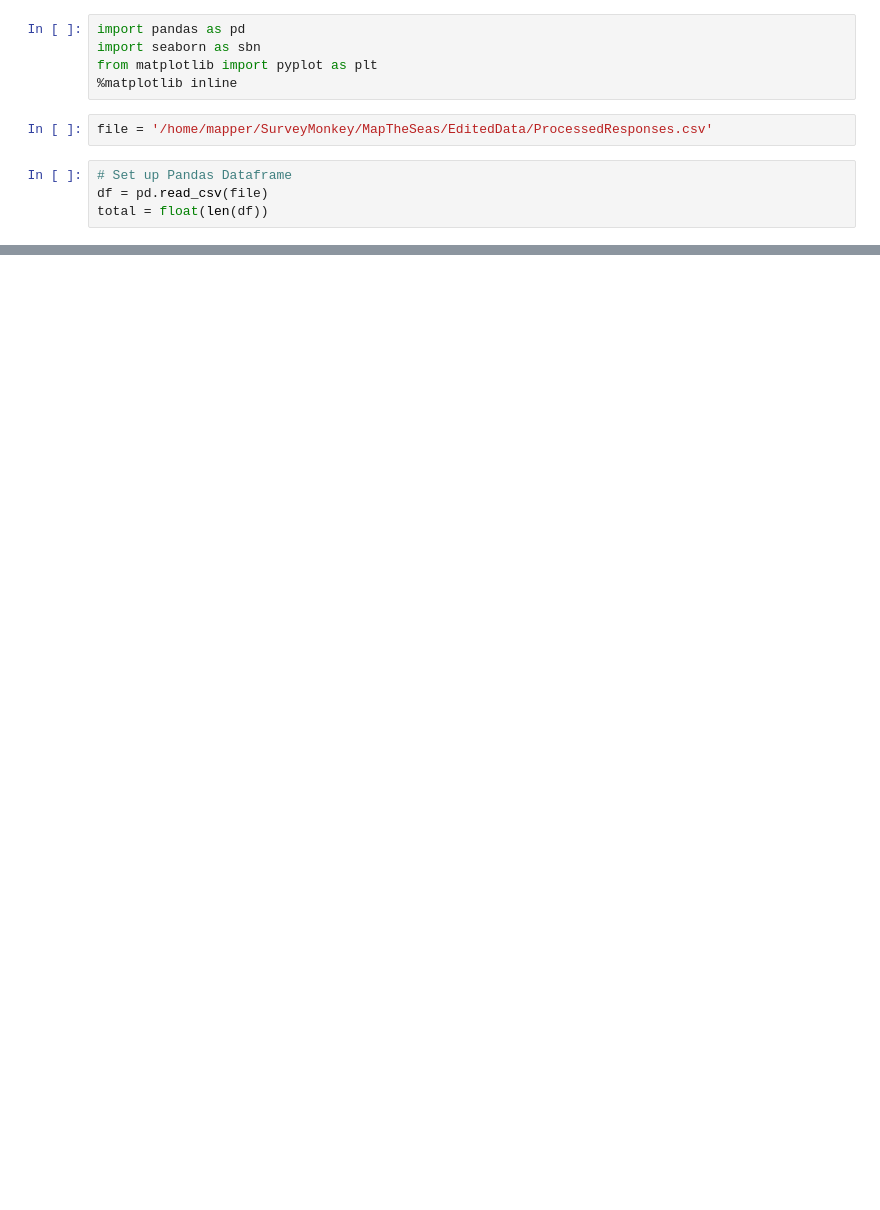
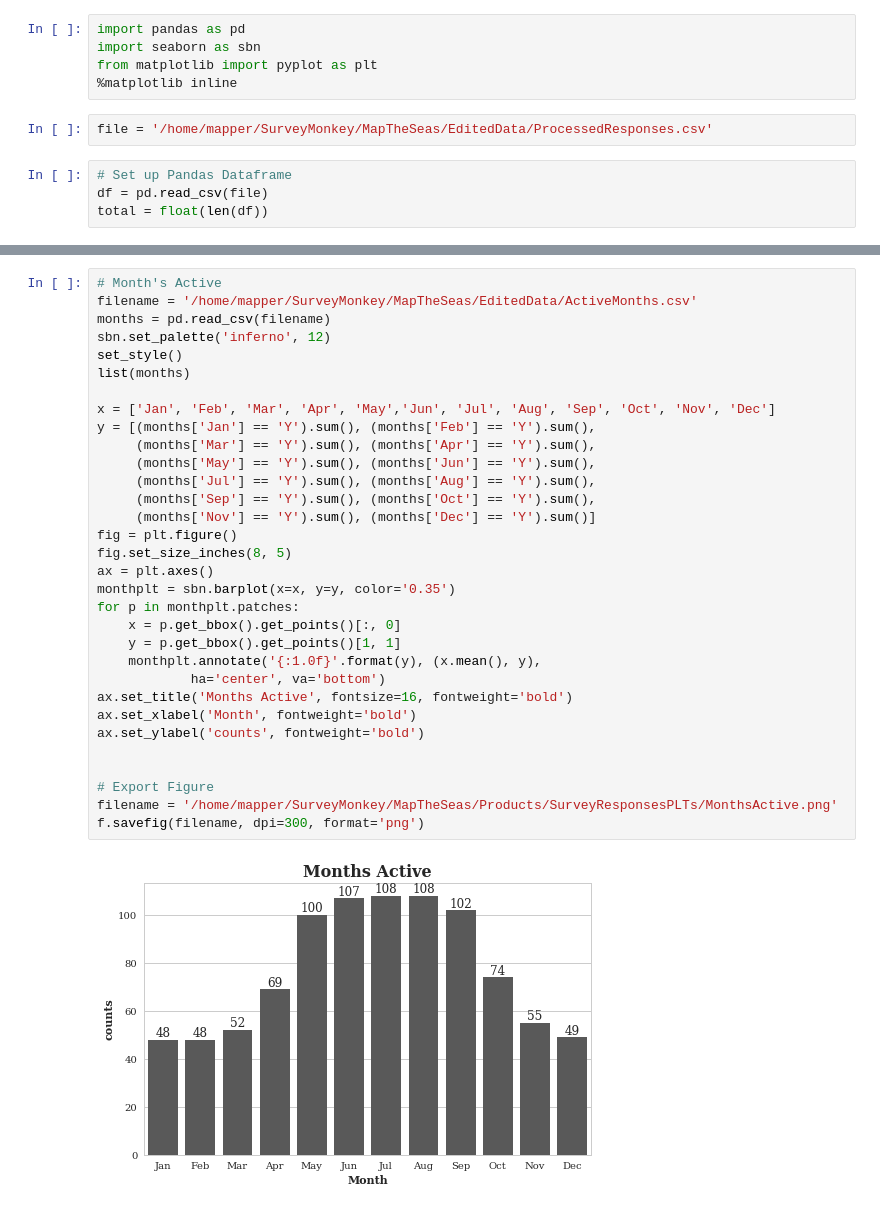
Before and after one commit to ShayHoy/MapTheSeas_Analysis, a Jupyter notebook: PythonScripts/SurveyAnalysis.ipynb, the cells around one changed output, grey strips where cells are left out. Drawn from its saved outputs; the diff is of its cells as text; blank space fills up the shorter version.

```diff
--- a/PythonScripts/SurveyAnalysis.ipynb
+++ b/PythonScripts/SurveyAnalysis.ipynb
@@ -71,0 +170,34 @@ f.savefig(filename, dpi=300, format='png')
+# %%
+# Month's Active
+filename = '/home/mapper/SurveyMonkey/MapTheSeas/EditedData/ActiveMonths.csv'
+months = pd.read_csv(filename)
+sbn.set_palette('inferno', 12)
+set_style()
+list(months)
+
+x = ['Jan', 'Feb', 'Mar', 'Apr', 'May','Jun', 'Jul', 'Aug', 'Sep', 'Oct', 'Nov', 'Dec']
+y = [(months['Jan'] == 'Y').sum(), (months['Feb'] == 'Y').sum(),
+     (months['Mar'] == 'Y').sum(), (months['Apr'] == 'Y').sum(),
+     (months['May'] == 'Y').sum(), (months['Jun'] == 'Y').sum(),
+     (months['Jul'] == 'Y').sum(), (months['Aug'] == 'Y').sum(),
+     (months['Sep'] == 'Y').sum(), (months['Oct'] == 'Y').sum(),
+     (months['Nov'] == 'Y').sum(), (months['Dec'] == 'Y').sum()]
+fig = plt.figure()
+fig.set_size_inches(8, 5)
+ax = plt.axes()
+monthplt = sbn.barplot(x=x, y=y, color='0.35')
+for p in monthplt.patches:
+    x = p.get_bbox().get_points()[:, 0]
+    y = p.get_bbox().get_points()[1, 1]
+    monthplt.annotate('{:1.0f}'.format(y), (x.mean(), y),
+            ha='center', va='bottom')
+ax.set_title('Months Active', fontsize=16, fontweight='bold')
+ax.set_xlabel('Month', fontweight='bold')
+ax.set_ylabel('counts', fontweight='bold')
+
+
+# Export Figure
+filename = '/home/mapper/SurveyMonkey/MapTheSeas/Products/SurveyResponsesPLTs/MonthsActive.png'
+f.savefig(filename, dpi=300, format='png')
+# %% [output]
+[figure, added]
```
Also changed, not shown: parts of 25 cells of this notebook.
